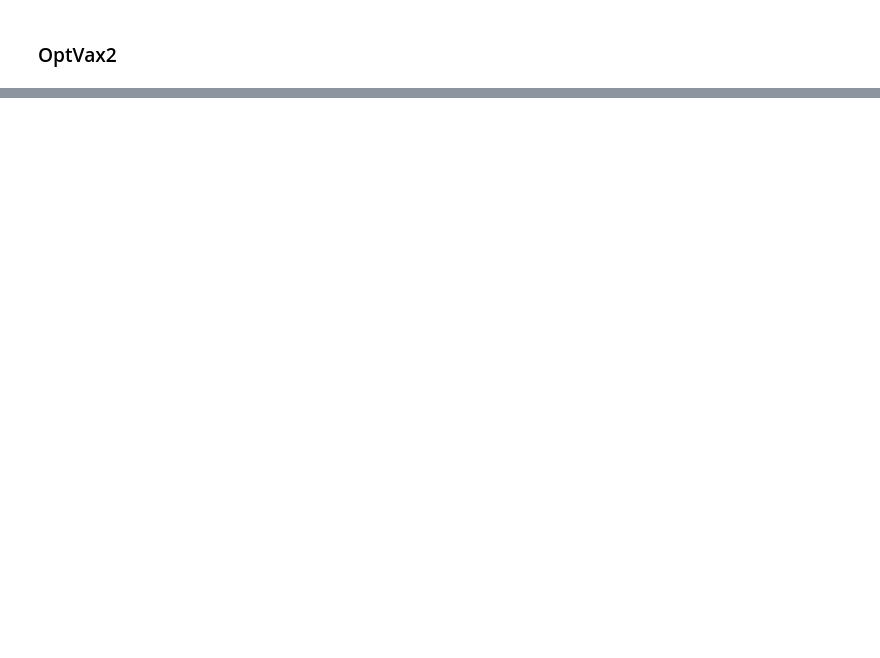
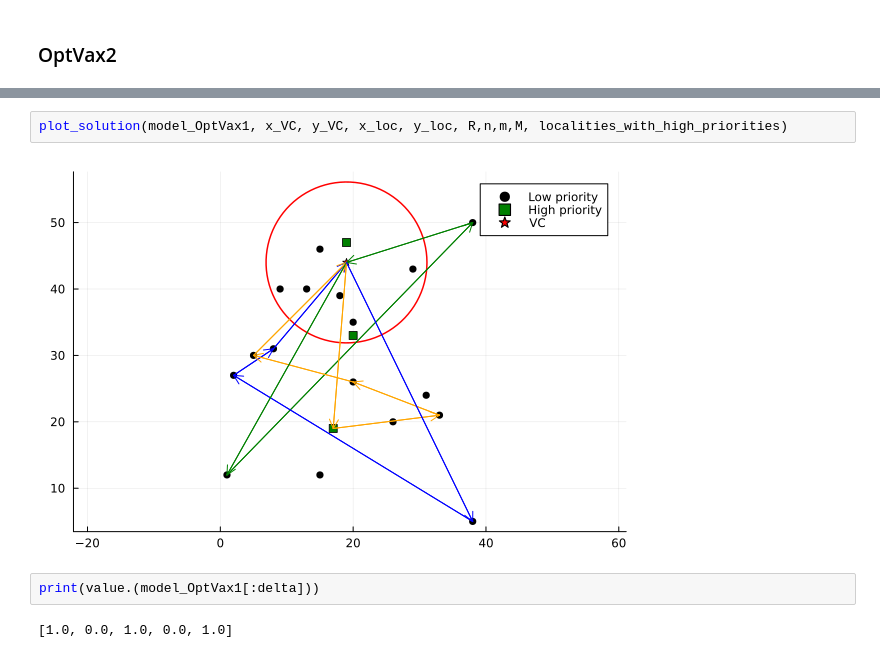
Before and after one commit to TheoHanon/Combinatorial-Optimization, a Jupyter notebook: project.ipynb, the cells around one changed output, grey strips where cells are left out. Drawn from its saved outputs; the diff is of its cells as text; blank space fills up the shorter version.

Commit message:
Adapted constraints + visualizer

```diff
--- a/project.ipynb
+++ b/project.ipynb
@@ -104,0 +198,8 @@ Objective Value: 265.0
+# %%
+plot_solution(model_OptVax1, x_VC, y_VC, x_loc, y_loc, R,n,m,M, localities_with_high_priorities)
+# %% [output]
+[figure, added]
+# %%
+print(value.(model_OptVax1[:delta]))
+# %% [output]
+[1.0, 0.0, 1.0, 0.0, 1.0]
```
Also changed, not shown: parts of 4 cells of this notebook, 1 other file.
